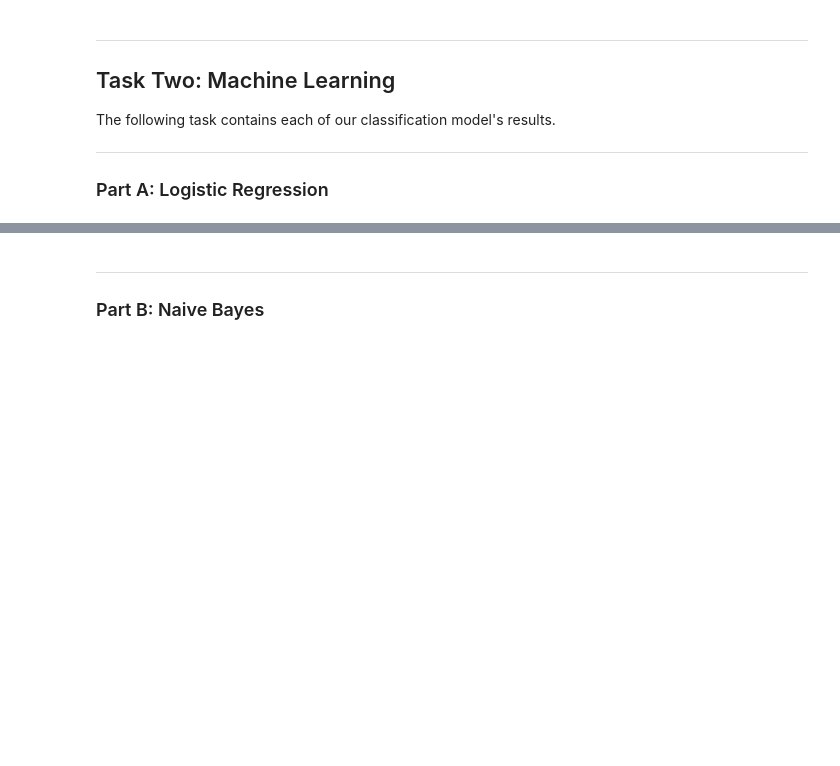
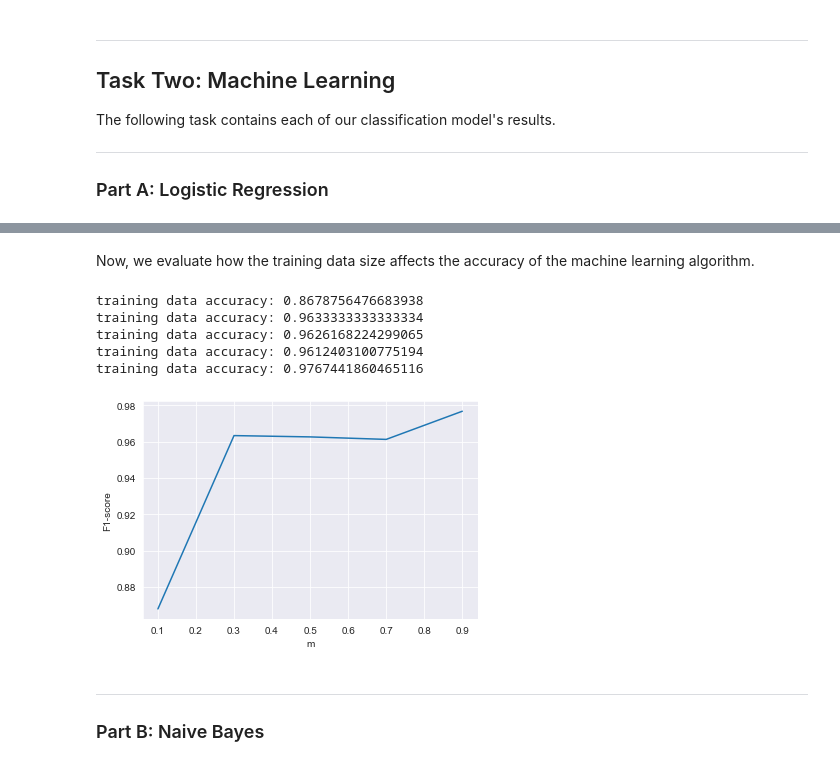
Before and after one commit to andrielhandrail/cs361-tsML, a Jupyter notebook: cs361tsMLasst3.ipynb, the cells around one changed output, grey strips where cells are left out. Drawn from its saved outputs; the diff is of its cells as text; code cells hidden in the pictures; blank space fills up the shorter version.

```diff
--- a/cs361tsMLasst3.ipynb
+++ b/cs361tsMLasst3.ipynb
@@ -252,0 +376,41 @@ ___
+# %% [markdown]
+Now, we evaluate how the training data size affects the accuracy of the machine learning algorithm.
+# %%
+# incorrectly implemented
+from sklearn.model_selection import train_test_split
+X = train_df.Text
+y = train_df.Category
+# different value of m
+list1 = [0.1, 0.3, 0.5, 0.7, 0.9]
+yvalue= [ ]
+
+for i in list1:
+    X_train, X_test, y_train, y_test = train_test_split(X, y, train_size = i, random_state = 1)
+
+    X_transformed = vec.transform(X_train)
+    X_transformed
+    X_test_transformed = vec.transform(X_test)
+    X_test_transformed
+    model = LogisticRegression()
+    model.fit(X_transformed, y_train)
+    # predict class
+    y_pred_class = model.predict(X_test_transformed)
+    # predict probabilities
+    y_pred_proba = model.predict_proba(X_test_transformed)
+    print(f"training data accuracy: {metrics.accuracy_score(y_test, y_pred_class)}")
+    metrics.precision_score(y_test, y_pred_class, average = 'micro')
+    metrics.recall_score(y_test, y_pred_class, average = 'micro')
+    yvalue.append(metrics.f1_score(y_test, y_pred_class, average = 'micro'))
+# %% [output]
+training data accuracy: 0.8678756476683938
+training data accuracy: 0.9633333333333334
+training data accuracy: 0.9626168224299065
+training data accuracy: 0.9612403100775194
+training data accuracy: 0.9767441860465116
+# %%
+plt.plot(list1, yvalue)
+plt.ylabel('F1-score')
+plt.xlabel('m')
+plt.show()
+# %% [output]
+[figure, added]
```
Also changed, not shown: parts of 22 cells of this notebook, 4 other files.
